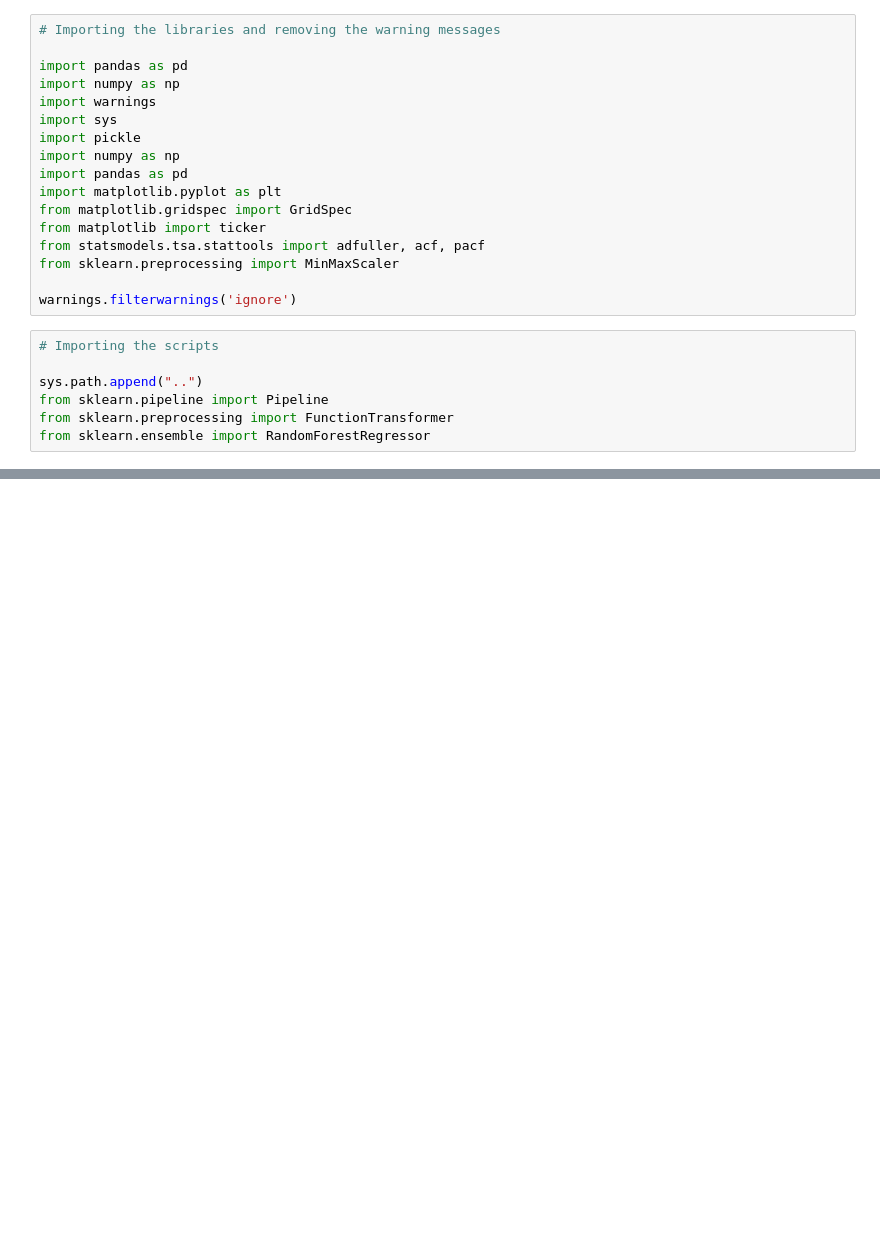
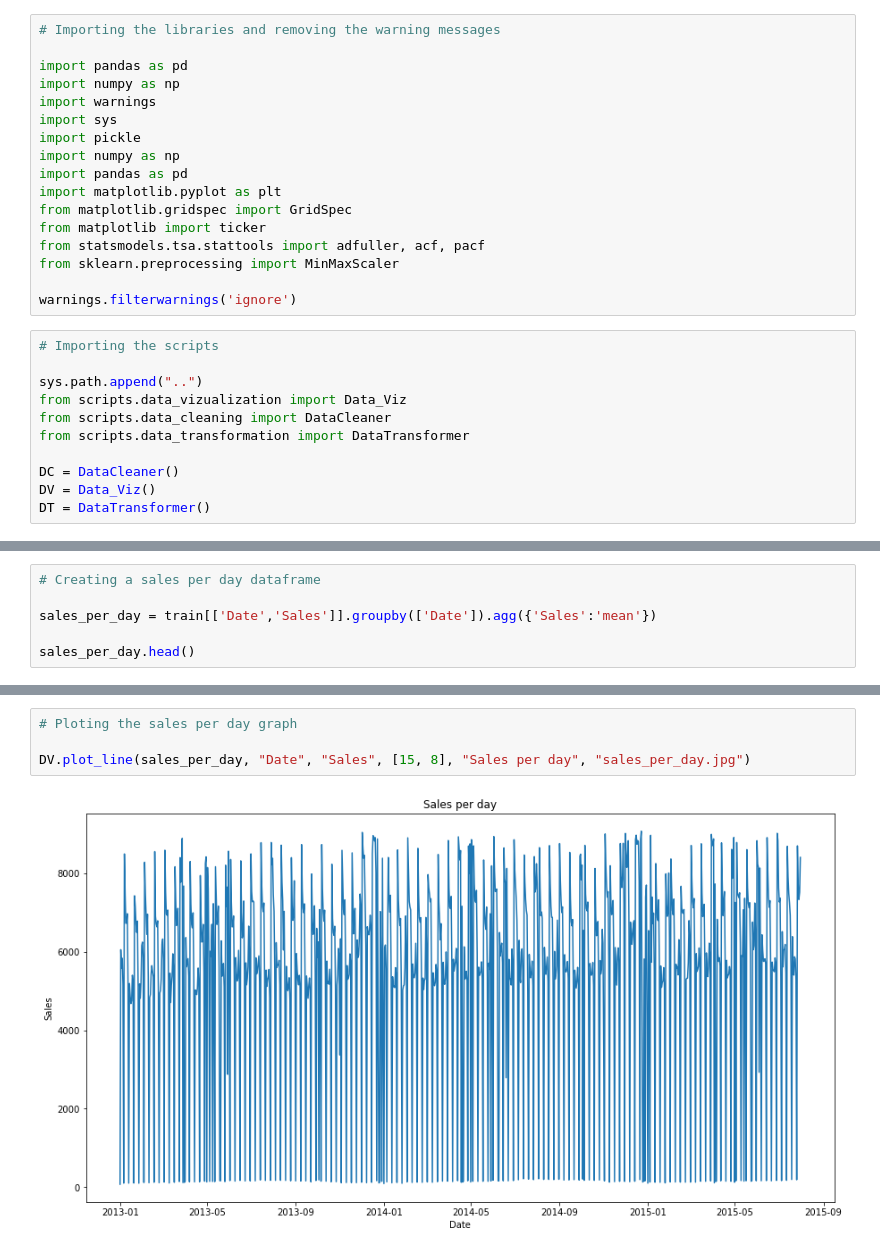
Before and after one commit to Micky373/Sales_forcasting, a Jupyter notebook: notebooks/deep_learning_modeling.ipynb, the cells around one changed output, grey strips where cells are left out. Saved outputs shown, nothing was run; the diff lists cells and outputs as text; blank space fills up the shorter version.

Commit message:
Plotting graph and adjust the script file

```diff
--- a/notebooks/deep_learning_modeling.ipynb
+++ b/notebooks/deep_learning_modeling.ipynb
@@ -19,9 +19,13 @@ warnings.filterwarnings('ignore')
 # Importing the scripts
 
 sys.path.append("..")
-from sklearn.pipeline import Pipeline
-from sklearn.preprocessing import FunctionTransformer
-from sklearn.ensemble import RandomForestRegressor
+from scripts.data_vizualization import Data_Viz
+from scripts.data_cleaning import DataCleaner
+from scripts.data_transformation import DataTransformer
+
+DC = DataCleaner()
+DV = Data_Viz()
+DT = DataTransformer()
 # %%
 # Importing and reading the data
 
@@ -62,0 +90,6 @@ train.head()
+# %%
+# Creating a sales per day dataframe
+
+sales_per_day = train[['Date','Sales']].groupby(['Date']).agg({'Sales':'mean'})
+
+sales_per_day.head()
@@ -62,0 +104,6 @@ train.head()
+# %%
+# Ploting the sales per day graph
+
+DV.plot_line(sales_per_day, "Date", "Sales", [15, 8], "Sales per day", "sales_per_day.jpg")
+# %% [output]
+[figure, added]
```
Also changed, not shown: parts of 5 cells of this notebook, 4 other files.
